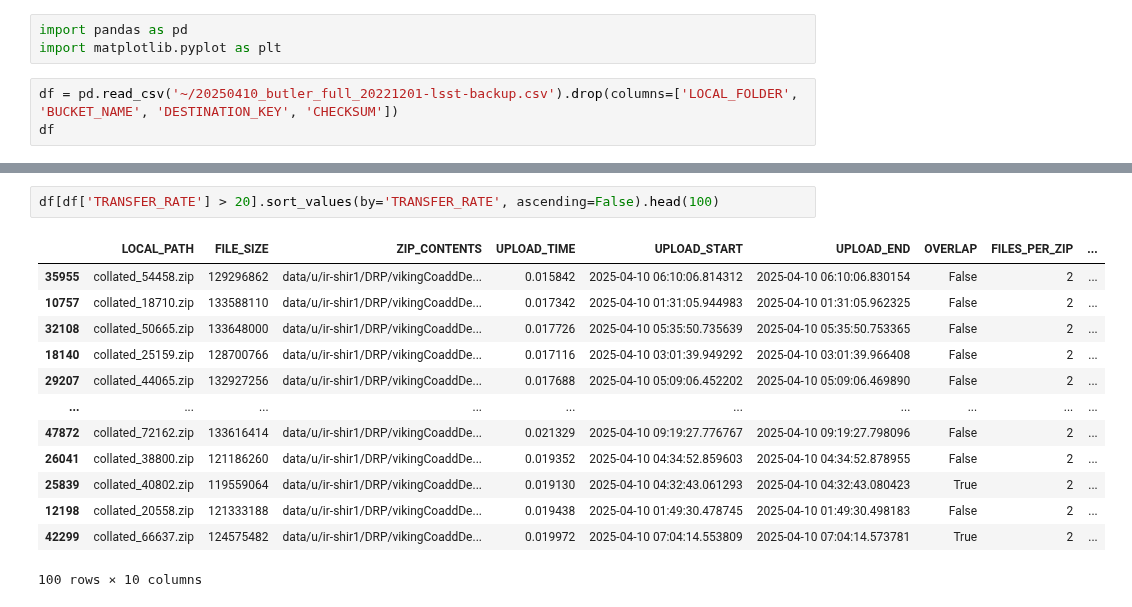
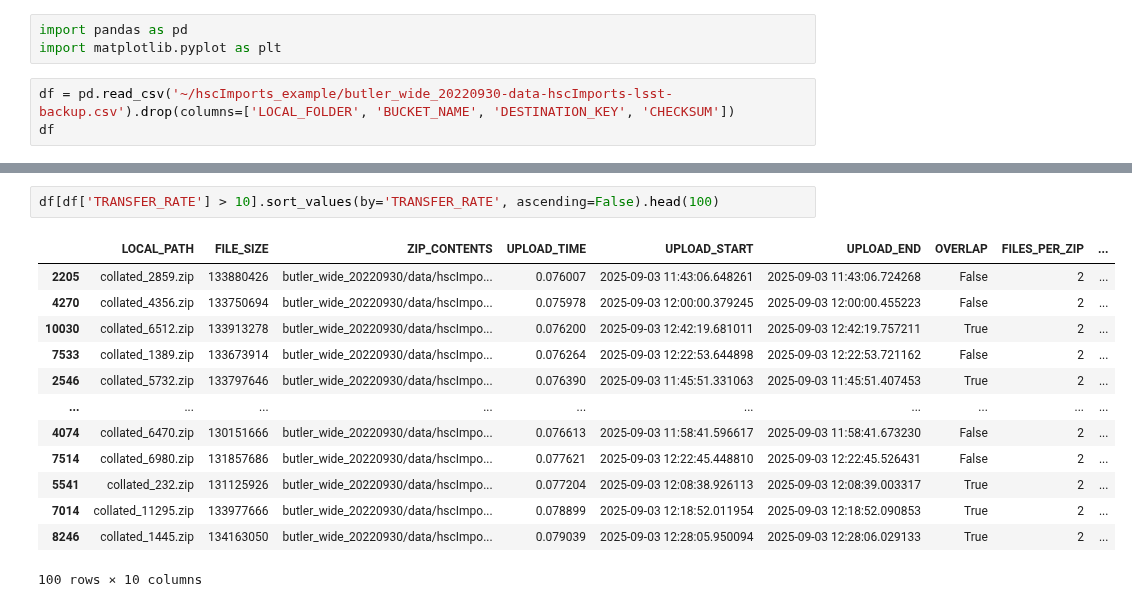
Before and after one commit to lsst-uk/csd3-echo-somerville, a Jupyter notebook: csd3-side/notebooks/transfer_speeds_from_log.ipynb, the cells around one changed output, grey strips where cells are left out. Cells and saved outputs as stored; diff of their text form.

```diff
--- a/csd3-side/notebooks/transfer_speeds_from_log.ipynb
+++ b/csd3-side/notebooks/transfer_speeds_from_log.ipynb
@@ -2,7 +2,7 @@
 import pandas as pd
 import matplotlib.pyplot as plt
 # %%
-df = pd.read_csv('~/20250410_butler_full_20221201-lsst-backup.csv').drop(columns=['LOCAL_FOLDER', 'BUCKET_NAME', 'DESTINATION_KEY', 'CHECKSUM'])
+df = pd.read_csv('~/hscImports_example/butler_wide_20220930-data-hscImports-lsst-backup.csv').drop(columns=['LOCAL_FOLDER', 'BUCKET_NAME', 'DESTINATION_KEY', 'CHECKSUM'])
 df
 # %% [output]
 |  | LOCAL_PATH | FILE_SIZE | ZIP_CONTENTS | UPLOAD_TIME | UPLOAD_START | UPLOAD_END |
@@ -150,16 +178,16 @@ plt.show()
 # %%
-df[df['TRANSFER_RATE'] > 20].sort_values(by='TRANSFER_RATE', ascending=False).head(100)
+df[df['TRANSFER_RATE'] > 10].sort_values(by='TRANSFER_RATE', ascending=False).head(100)
 # %% [output]
 |  | LOCAL_PATH | FILE_SIZE | ZIP_CONTENTS | UPLOAD_TIME | UPLOAD_START | UPLOAD_END | OVERLAP | FILES_PER_ZIP | ... |
-| 35955 | collated_54458.zip | 129296862 | data/u/ir-shir1/DRP/vikingCoaddDe... | 0.015842 | 2025-04-10 06:10:06.814312 | 2025-04-10 06:10:06.830154 | False | 2 | ... |
-| 10757 | collated_18710.zip | 133588110 | data/u/ir-shir1/DRP/vikingCoaddDe... | 0.017342 | 2025-04-10 01:31:05.944983 | 2025-04-10 01:31:05.962325 | False | 2 | ... |
-| 32108 | collated_50665.zip | 133648000 | data/u/ir-shir1/DRP/vikingCoaddDe... | 0.017726 | 2025-04-10 05:35:50.735639 | 2025-04-10 05:35:50.753365 | False | 2 | ... |
-| 18140 | collated_25159.zip | 128700766 | data/u/ir-shir1/DRP/vikingCoaddDe... | 0.017116 | 2025-04-10 03:01:39.949292 | 2025-04-10 03:01:39.966408 | False | 2 | ... |
-| 29207 | collated_44065.zip | 132927256 | data/u/ir-shir1/DRP/vikingCoaddDe... | 0.017688 | 2025-04-10 05:09:06.452202 | 2025-04-10 05:09:06.469890 | False | 2 | ... |
+| 2205 | collated_2859.zip | 133880426 | butler_wide_20220930/data/hscImpo... | 0.076007 | 2025-09-03 11:43:06.648261 | 2025-09-03 11:43:06.724268 | False | 2 | ... |
+| 4270 | collated_4356.zip | 133750694 | butler_wide_20220930/data/hscImpo... | 0.075978 | 2025-09-03 12:00:00.379245 | 2025-09-03 12:00:00.455223 | False | 2 | ... |
+| 10030 | collated_6512.zip | 133913278 | butler_wide_20220930/data/hscImpo... | 0.076200 | 2025-09-03 12:42:19.681011 | 2025-09-03 12:42:19.757211 | True | 2 | ... |
+| 7533 | collated_1389.zip | 133673914 | butler_wide_20220930/data/hscImpo... | 0.076264 | 2025-09-03 12:22:53.644898 | 2025-09-03 12:22:53.721162 | False | 2 | ... |
+| 2546 | collated_5732.zip | 133797646 | butler_wide_20220930/data/hscImpo... | 0.076390 | 2025-09-03 11:45:51.331063 | 2025-09-03 11:45:51.407453 | True | 2 | ... |
 | ... | ... | ... | ... | ... | ... | ... | ... | ... | ... |
-| 47872 | collated_72162.zip | 133616414 | data/u/ir-shir1/DRP/vikingCoaddDe... | 0.021329 | 2025-04-10 09:19:27.776767 | 2025-04-10 09:19:27.798096 | False | 2 | ... |
-| 26041 | collated_38800.zip | 121186260 | data/u/ir-shir1/DRP/vikingCoaddDe... | 0.019352 | 2025-04-10 04:34:52.859603 | 2025-04-10 04:34:52.878955 | False | 2 | ... |
-| 25839 | collated_40802.zip | 119559064 | data/u/ir-shir1/DRP/vikingCoaddDe... | 0.019130 | 2025-04-10 04:32:43.061293 | 2025-04-10 04:32:43.080423 | True | 2 | ... |
-| 12198 | collated_20558.zip | 121333188 | data/u/ir-shir1/DRP/vikingCoaddDe... | 0.019438 | 2025-04-10 01:49:30.478745 | 2025-04-10 01:49:30.498183 | False | 2 | ... |
-| 42299 | collated_66637.zip | 124575482 | data/u/ir-shir1/DRP/vikingCoaddDe... | 0.019972 | 2025-04-10 07:04:14.553809 | 2025-04-10 07:04:14.573781 | True | 2 | ... |
+| 4074 | collated_6470.zip | 130151666 | butler_wide_20220930/data/hscImpo... | 0.076613 | 2025-09-03 11:58:41.596617 | 2025-09-03 11:58:41.673230 | False | 2 | ... |
+| 7514 | collated_6980.zip | 131857686 | butler_wide_20220930/data/hscImpo... | 0.077621 | 2025-09-03 12:22:45.448810 | 2025-09-03 12:22:45.526431 | False | 2 | ... |
+| 5541 | collated_232.zip | 131125926 | butler_wide_20220930/data/hscImpo... | 0.077204 | 2025-09-03 12:08:38.926113 | 2025-09-03 12:08:39.003317 | True | 2 | ... |
+| 7014 | collated_11295.zip | 133977666 | butler_wide_20220930/data/hscImpo... | 0.078899 | 2025-09-03 12:18:52.011954 | 2025-09-03 12:18:52.090853 | True | 2 | ... |
+| 8246 | collated_1445.zip | 134163050 | butler_wide_20220930/data/hscImpo... | 0.079039 | 2025-09-03 12:28:05.950094 | 2025-09-03 12:28:06.029133 | True | 2 | ... |
 100 rows × 10 columns
```
Also changed, not shown: parts of 15 cells of this notebook.
